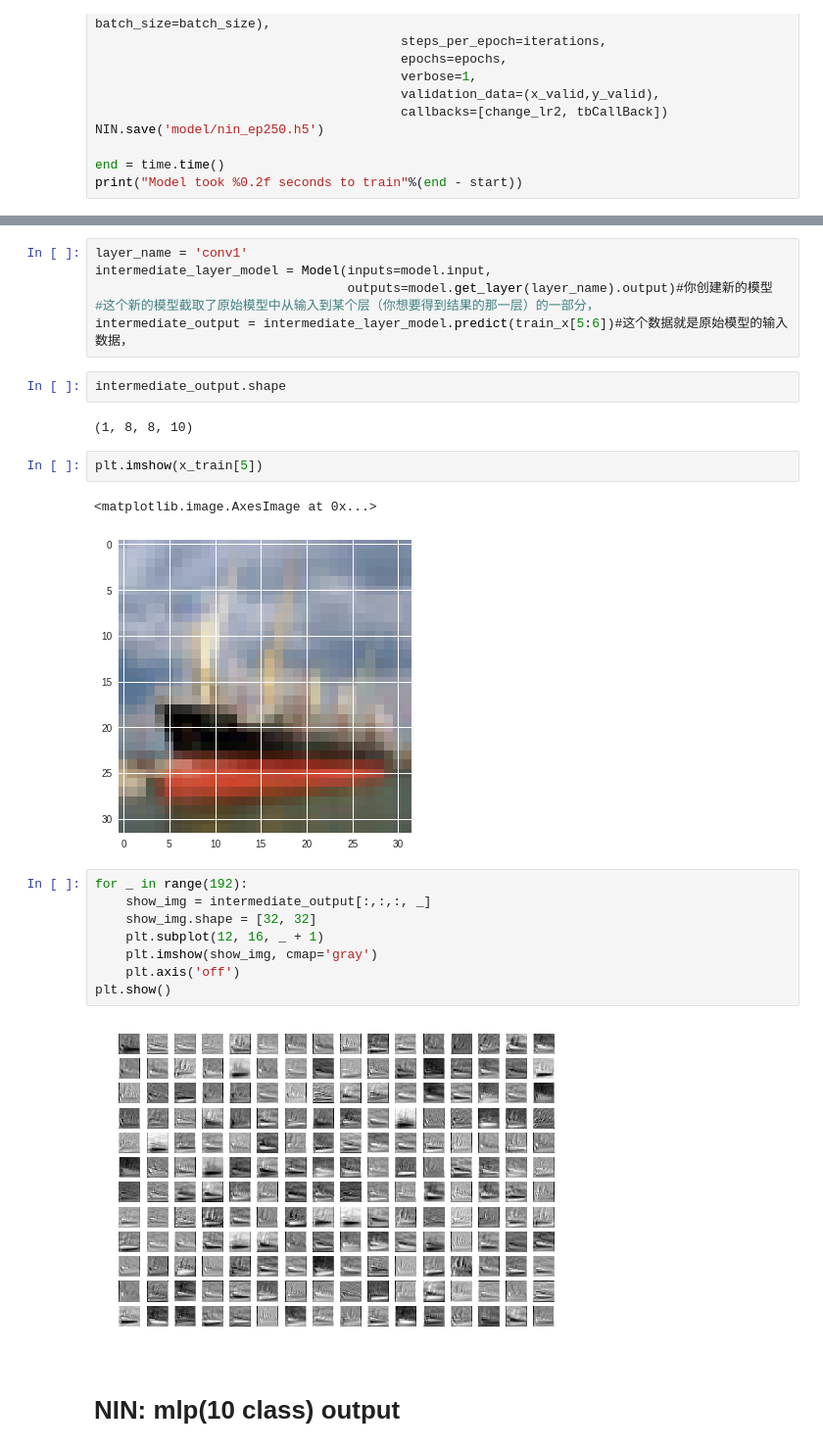
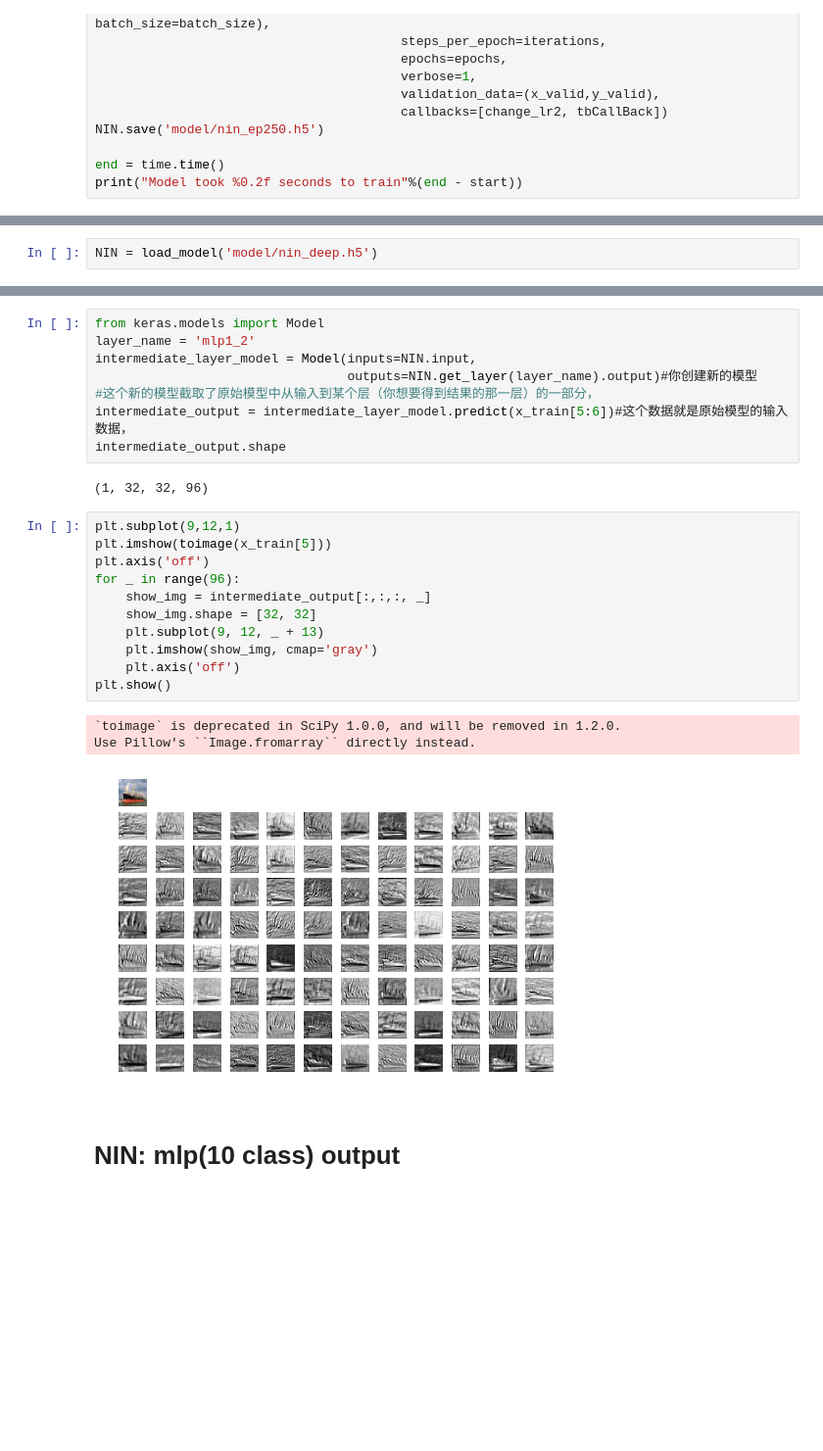
Before and after one commit to wxya2017/GR5242-CIFAR10, a Jupyter notebook: final_model_editted.ipynb, the cells around one changed output, grey strips where cells are left out. Shown: that part at 98% size. Drawn from its saved outputs; the diff is of its cells as text; blank space fills up the shorter version.

```diff
--- a/final_model_editted.ipynb
+++ b/final_model_editted.ipynb
@@ -513,0 +507,2 @@ print(model.summary())
+# %%
+NIN = load_model('model/nin_deep.h5')
@@ -514,28 +533,28 @@ print(model.summary())
 # %%
-layer_name = 'conv1'
-intermediate_layer_model = Model(inputs=model.input,
-                                 outputs=model.get_layer(layer_name).output)#你创建新的模型
+from keras.models import Model
+layer_name = 'mlp1_2'
+intermediate_layer_model = Model(inputs=NIN.input,
+                                 outputs=NIN.get_layer(layer_name).output)#你创建新的模型
 #这个新的模型截取了原始模型中从输入到某个层（你想要得到结果的那一层）的一部分，
-intermediate_output = intermediate_layer_model.predict(train_x[5:6])#这个数据就是原始模型的输入数据，
+intermediate_output = intermediate_layer_model.predict(x_train[5:6])#这个数据就是原始模型的输入数据，
+intermediate_output.shape
+# %% [output]
+(1, 32, 32, 96)
-# %%
-intermediate_output.shape
-# %% [output]
-(1, 8, 8, 10)
-# %%
-plt.imshow(x_train[5])
-# %% [output]
-<matplotlib.image.AxesImage at 0x...>
-[figure, removed]
 # %%
-for _ in range(192):
+plt.subplot(9,12,1)
+plt.imshow(toimage(x_train[5]))
+plt.axis('off')
+for _ in range(96):
     show_img = intermediate_output[:,:,:, _]
     show_img.shape = [32, 32]
-    plt.subplot(12, 16, _ + 1)
+    plt.subplot(9, 12, _ + 13)
     plt.imshow(show_img, cmap='gray')
     plt.axis('off')
 plt.show()
 # %% [output]
+`toimage` is deprecated in SciPy 1.0.0, and will be removed in 1.2.0.
+Use Pillow's ``Image.fromarray`` directly instead.
-[figure, old version]
+[figure, new version]
 # %% [markdown]
 # NIN: mlp(10 class) output
 # %%
```
Also changed, not shown: parts of 11 cells of this notebook.
